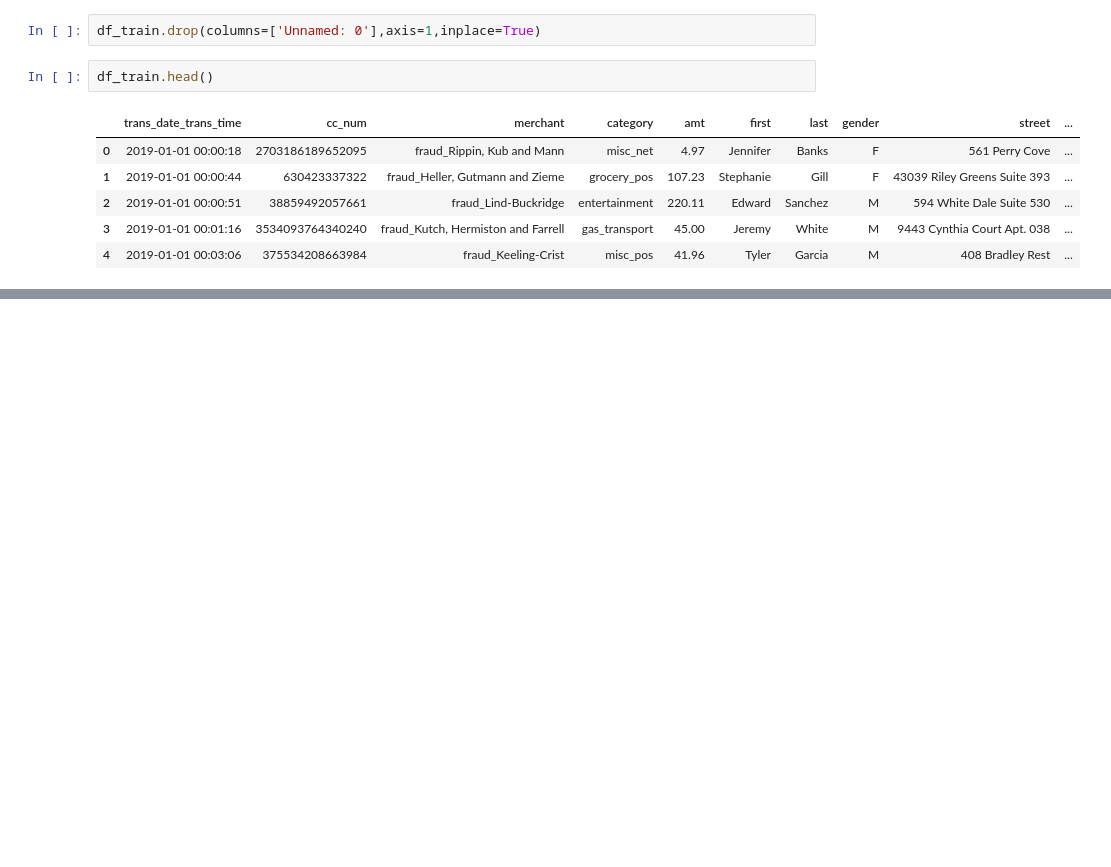
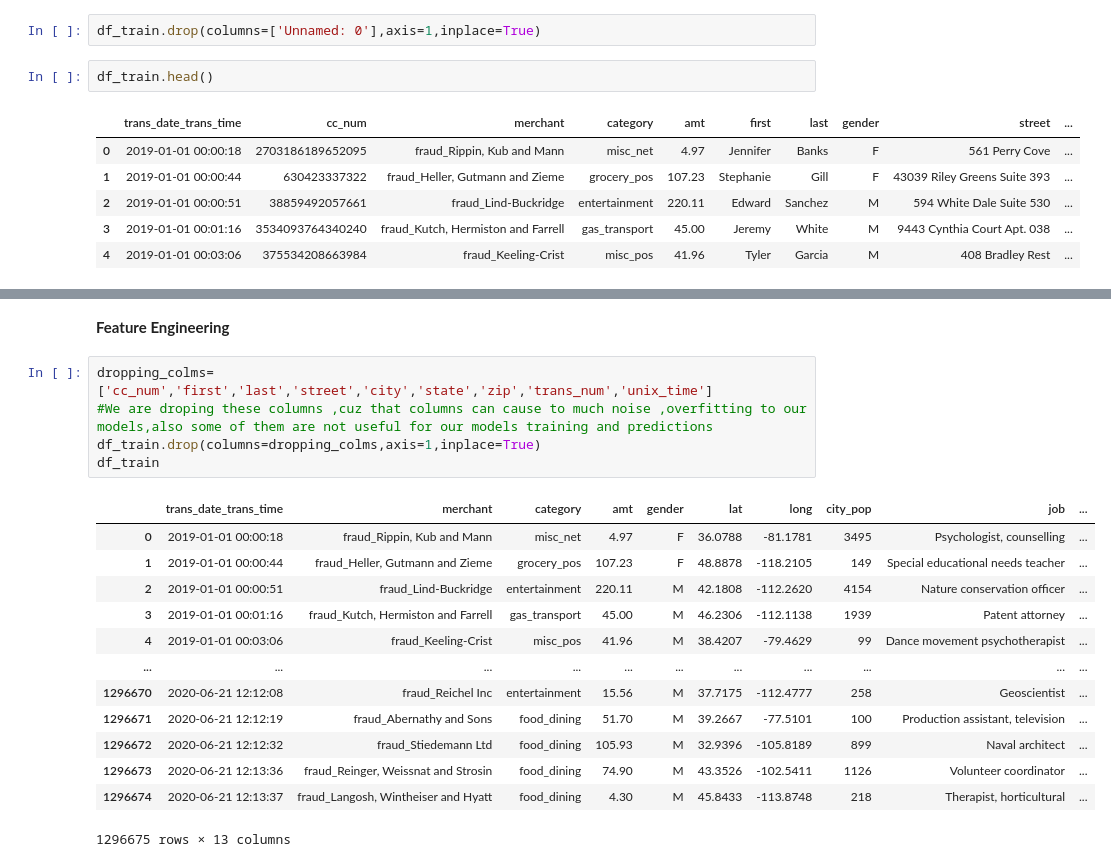
Before and after one commit to ruslancabbarov/End-to-End-DataScience-Project, a Jupyter notebook: Credit_Risk_Fraud_Detection.ipynb, the cells around one changed output, grey strips where cells are left out. Drawn from its saved outputs; the diff is of its cells as text; blank space fills up the shorter version.

```diff
--- a/Credit_Risk_Fraud_Detection.ipynb
+++ b/Credit_Risk_Fraud_Detection.ipynb
@@ -47,0 +81,21 @@ df_train.head()
+# %% [markdown]
+**Feature Engineering**
+# %%
+dropping_colms=['cc_num','first','last','street','city','state','zip','trans_num','unix_time']
+#We are droping these columns ,cuz that columns can cause to much noise ,overfitting to our models,also some of them are not useful for our models training and predictions
+df_train.drop(columns=dropping_colms,axis=1,inplace=True)
+df_train
+# %% [output]
+|  | trans_date_trans_time | merchant | category | amt | gender | lat | long | city_pop | job | ... |
+| 0 | 2019-01-01 00:00:18 | fraud_Rippin, Kub and Mann | misc_net | 4.97 | F | 36.0788 | -81.1781 | 3495 | Psychologist, counselling | ... |
+| 1 | 2019-01-01 00:00:44 | fraud_Heller, Gutmann and Zieme | grocery_pos | 107.23 | F | 48.8878 | -118.2105 | 149 | Special educational needs teacher | ... |
+| 2 | 2019-01-01 00:00:51 | fraud_Lind-Buckridge | entertainment | 220.11 | M | 42.1808 | -112.2620 | 4154 | Nature conservation officer | ... |
+| 3 | 2019-01-01 00:01:16 | fraud_Kutch, Hermiston and Farrell | gas_transport | 45.00 | M | 46.2306 | -112.1138 | 1939 | Patent attorney | ... |
+| 4 | 2019-01-01 00:03:06 | fraud_Keeling-Crist | misc_pos | 41.96 | M | 38.4207 | -79.4629 | 99 | Dance movement psychotherapist | ... |
+| ... | ... | ... | ... | ... | ... | ... | ... | ... | ... | ... |
+| 1296670 | 2020-06-21 12:12:08 | fraud_Reichel Inc | entertainment | 15.56 | M | 37.7175 | -112.4777 | 258 | Geoscientist | ... |
+| 1296671 | 2020-06-21 12:12:19 | fraud_Abernathy and Sons | food_dining | 51.70 | M | 39.2667 | -77.5101 | 100 | Production assistant, television | ... |
+| 1296672 | 2020-06-21 12:12:32 | fraud_Stiedemann Ltd | food_dining | 105.93 | M | 32.9396 | -105.8189 | 899 | Naval architect | ... |
+| 1296673 | 2020-06-21 12:13:36 | fraud_Reinger, Weissnat and Strosin | food_dining | 74.90 | M | 43.3526 | -102.5411 | 1126 | Volunteer coordinator | ... |
+| 1296674 | 2020-06-21 12:13:37 | fraud_Langosh, Wintheiser and Hyatt | food_dining | 4.30 | M | 45.8433 | -113.8748 | 218 | Therapist, horticultural | ... |
+1296675 rows × 13 columns
```
Also changed, not shown: parts of 14 cells of this notebook.
